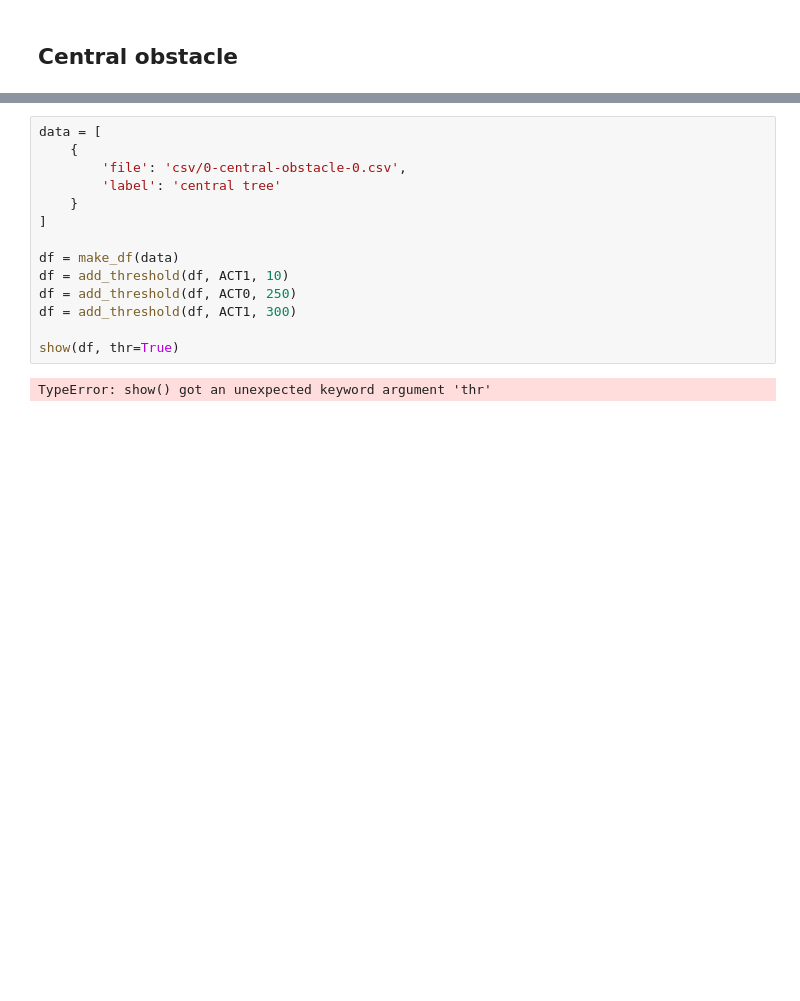
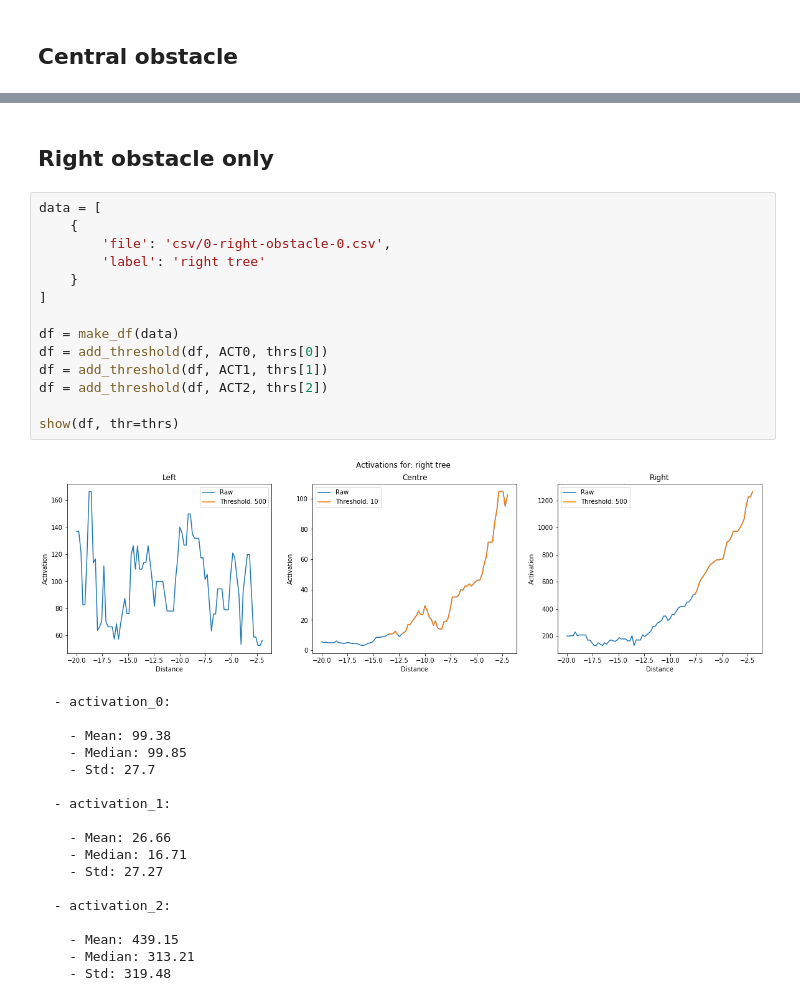
Before and after one commit to joanreyero/pyx4-avoidance, a Jupyter notebook: src/analytics/normalise/analysis.ipynb, the cells around one changed output, grey strips where cells are left out. Saved outputs shown, nothing was run; the diff lists cells and outputs as text; blank space fills up the shorter version.

```diff
--- a/src/analytics/normalise/analysis.ipynb
+++ b/src/analytics/normalise/analysis.ipynb
@@ -95,16 +141,35 @@ show(df)
+# %% [markdown]
+## Right obstacle only
 # %%
 data = [
     {
-        'file': 'csv/0-central-obstacle-0.csv',
-        'label': 'central tree'
+        'file': 'csv/0-right-obstacle-0.csv',
+        'label': 'right tree'
     }
 ]
 
 df = make_df(data)
-df = add_threshold(df, ACT1, 10)
-df = add_threshold(df, ACT0, 250)
-df = add_threshold(df, ACT1, 300)
+df = add_threshold(df, ACT0, thrs[0])
+df = add_threshold(df, ACT1, thrs[1])
+df = add_threshold(df, ACT2, thrs[2])
 
-show(df, thr=True)
+show(df, thr=thrs)
 # %% [output]
+[figure, added]
-TypeError: show() got an unexpected keyword argument 'thr'
+  - activation_0:
+
+    - Mean: 99.38
+    - Median: 99.85
+    - Std: 27.7
+
+  - activation_1:
+
+    - Mean: 26.66
+    - Median: 16.71
+    - Std: 27.27
+
+  - activation_2:
+
+    - Mean: 439.15
+    - Median: 313.21
+    - Std: 319.48
```
Also changed, not shown: parts of 21 cells of this notebook, 10 other files.
